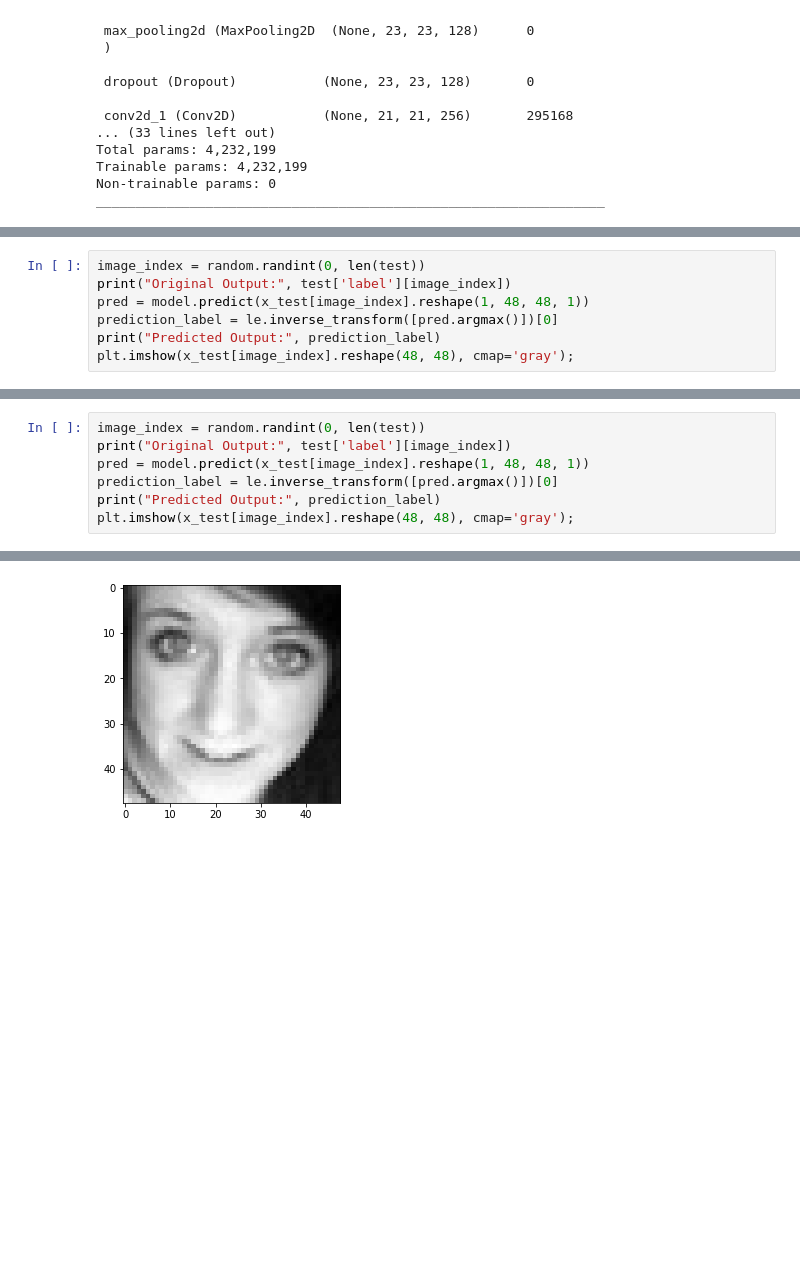
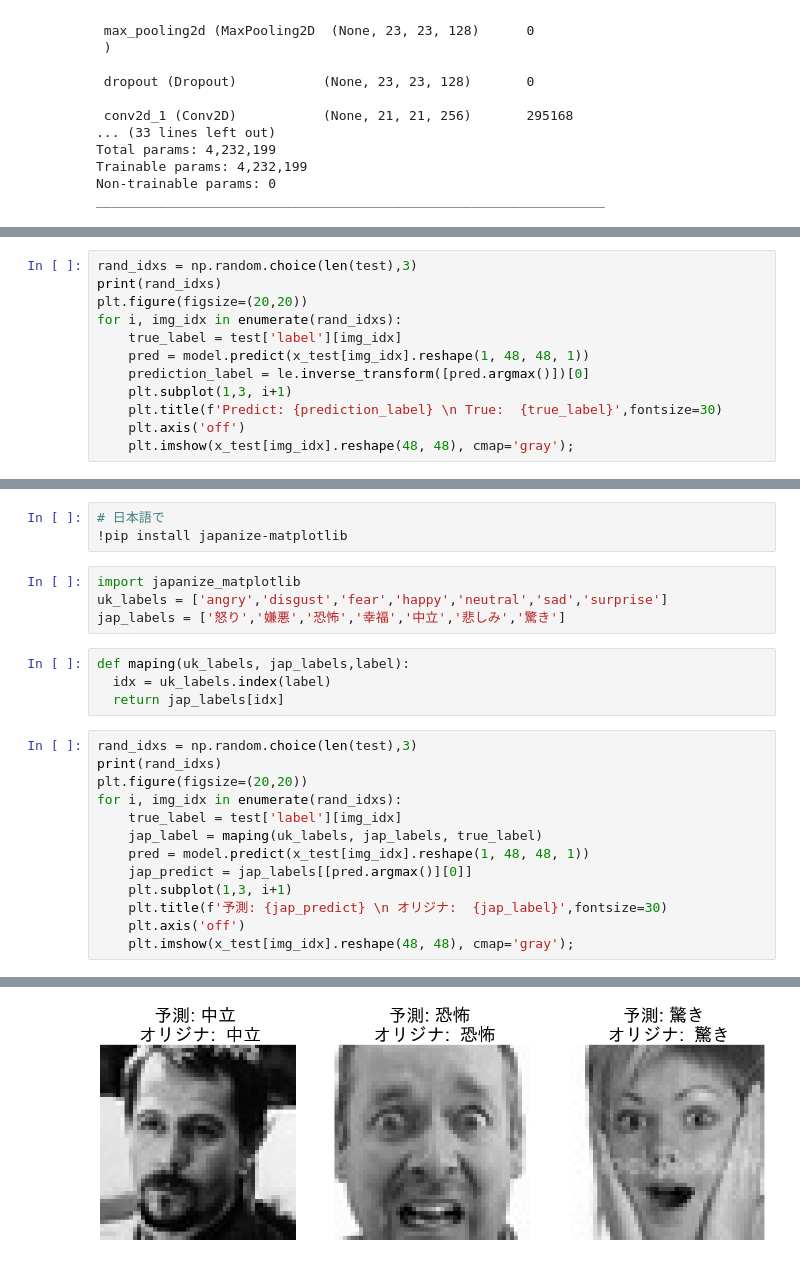
Before and after one commit to gnurt2041/Facial-Emotion, a Jupyter notebook: facial_emotions_detection.ipynb, the cells around one changed output, grey strips where cells are left out. Cells and saved outputs as stored; diff of their text form; blank space fills up the shorter version.

```diff
--- a/facial_emotions_detection.ipynb
+++ b/facial_emotions_detection.ipynb
@@ -279,8 +312,13 @@ Predicted Output: sad
 # %%
-image_index = random.randint(0, len(test))
-print("Original Output:", test['label'][image_index])
-pred = model.predict(x_test[image_index].reshape(1, 48, 48, 1))
-prediction_label = le.inverse_transform([pred.argmax()])[0]
-print("Predicted Output:", prediction_label)
-plt.imshow(x_test[image_index].reshape(48, 48), cmap='gray');
+rand_idxs = np.random.choice(len(test),3)
+print(rand_idxs)
+plt.figure(figsize=(20,20))
+for i, img_idx in enumerate(rand_idxs):
+    true_label = test['label'][img_idx]
+    pred = model.predict(x_test[img_idx].reshape(1, 48, 48, 1))
+    prediction_label = le.inverse_transform([pred.argmax()])[0]
+    plt.subplot(1,3, i+1)
+    plt.title(f'Predict: {prediction_label} \n True:  {true_label}',fontsize=30)
+    plt.axis('off')
+    plt.imshow(x_test[img_idx].reshape(48, 48), cmap='gray');
 # %% [output]
@@ -291,8 +330,25 @@ Predicted Output: happy
+# %%
+# 日本語で
+!pip install japanize-matplotlib
+# %%
+import japanize_matplotlib
+uk_labels = ['angry','disgust','fear','happy','neutral','sad','surprise']
+jap_labels = ['怒り','嫌悪','恐怖','幸福','中立','悲しみ','驚き']
+# %%
+def maping(uk_labels, jap_labels,label):
+  idx = uk_labels.index(label)
+  return jap_labels[idx]
 # %%
-image_index = random.randint(0, len(test))
-print("Original Output:", test['label'][image_index])
-pred = model.predict(x_test[image_index].reshape(1, 48, 48, 1))
-prediction_label = le.inverse_transform([pred.argmax()])[0]
-print("Predicted Output:", prediction_label)
-plt.imshow(x_test[image_index].reshape(48, 48), cmap='gray');
+rand_idxs = np.random.choice(len(test),3)
+print(rand_idxs)
+plt.figure(figsize=(20,20))
+for i, img_idx in enumerate(rand_idxs):
+    true_label = test['label'][img_idx]
+    jap_label = maping(uk_labels, jap_labels, true_label)
+    pred = model.predict(x_test[img_idx].reshape(1, 48, 48, 1))
+    jap_predict = jap_labels[[pred.argmax()][0]]
+    plt.subplot(1,3, i+1)
+    plt.title(f'予測: {jap_predict} \n オリジナ:  {jap_label}',fontsize=30)
+    plt.axis('off')
+    plt.imshow(x_test[img_idx].reshape(48, 48), cmap='gray');
 # %% [output]
@@ -302 +359 @@ Predicted Output: happy
-[figure, old version]
+[figure, new version]
```
Also changed, not shown: parts of 20 cells of this notebook.
